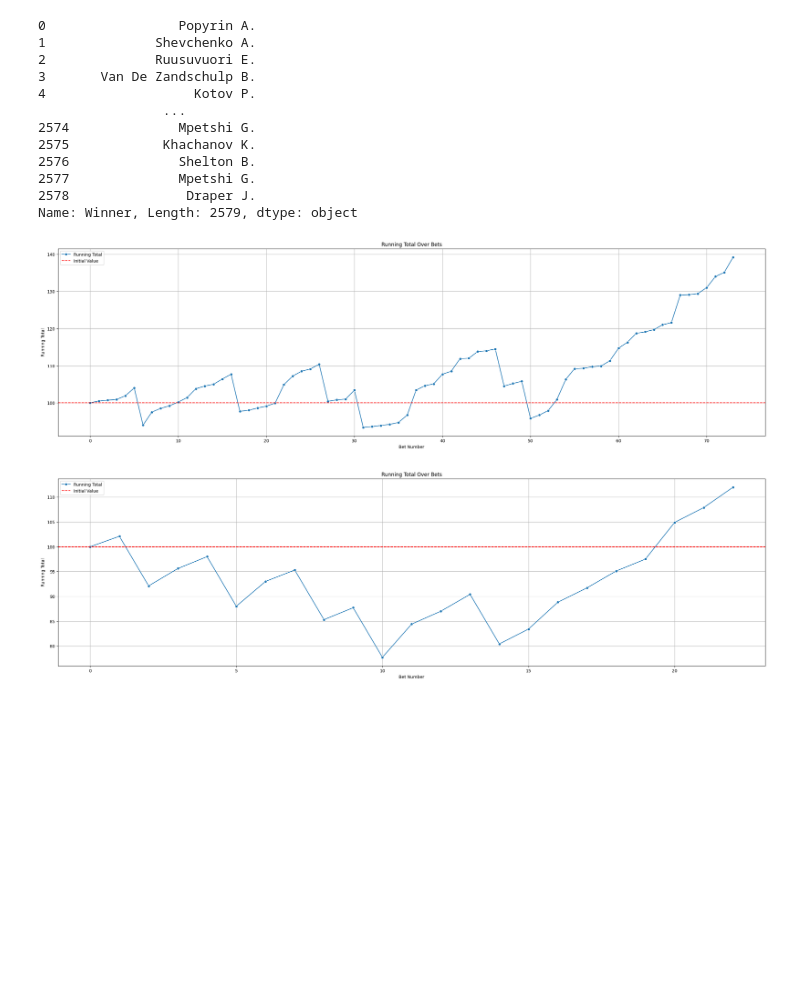
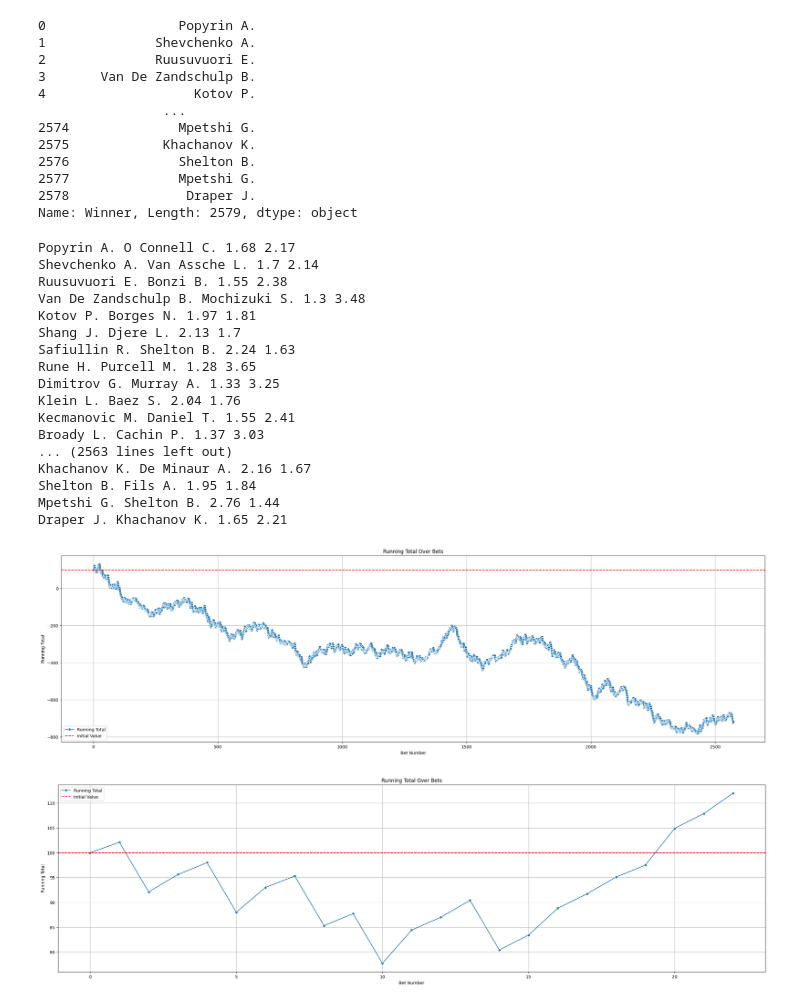
Before and after one commit to zediogocastro/smart-tennis-bet, a Jupyter notebook: simple_analytics.ipynb, the cells around one changed output. Saved outputs shown, nothing was run; the diff lists cells and outputs as text; code cells hidden in the pictures; blank space fills up the shorter version.

```diff
--- a/simple_analytics.ipynb
+++ b/simple_analytics.ipynb
@@ -200,18 +200,35 @@ from src.simulator import simulate_bets, simulate_by_player
 # %%
 # Strategy 1
 INITIAL_VALUE = 100
 BET_AMOUNT = 10
 player = "Sinner J."
 
 df_player = df[
     (df["Winner"] == player) | (df["Loser"] == player)
 ]
 
-res = simulate_bets(df_player, INITIAL_VALUE, BET_AMOUNT)
+res = simulate_bets(df, INITIAL_VALUE, BET_AMOUNT)
 df_r = pd.DataFrame.from_dict(res)
 plot_running_total_with_initial_value(df_r)
 # %% [output]
+Popyrin A. O Connell C. 1.68 2.17
+Shevchenko A. Van Assche L. 1.7 2.14
+Ruusuvuori E. Bonzi B. 1.55 2.38
+Van De Zandschulp B. Mochizuki S. 1.3 3.48
+Kotov P. Borges N. 1.97 1.81
+Shang J. Djere L. 2.13 1.7
+Safiullin R. Shelton B. 2.24 1.63
+Rune H. Purcell M. 1.28 3.65
+Dimitrov G. Murray A. 1.33 3.25
+Klein L. Baez S. 2.04 1.76
+Kecmanovic M. Daniel T. 1.55 2.41
+Broady L. Cachin P. 1.37 3.03
+... (2563 lines left out)
+Khachanov K. De Minaur A. 2.16 1.67
+Shelton B. Fils A. 1.95 1.84
+Mpetshi G. Shelton B. 2.76 1.44
+Draper J. Khachanov K. 1.65 2.21
-[figure, old version]
+[figure, new version]
 # %%
 # Strategy 2 - Same as 1 but with the condition of not possible when less than 1.2
 res = simulate_bets(df_player, INITIAL_VALUE, BET_AMOUNT, strategy=bet_on_smaller_odd_criteria)
```
Also changed, not shown: 1 other file.
